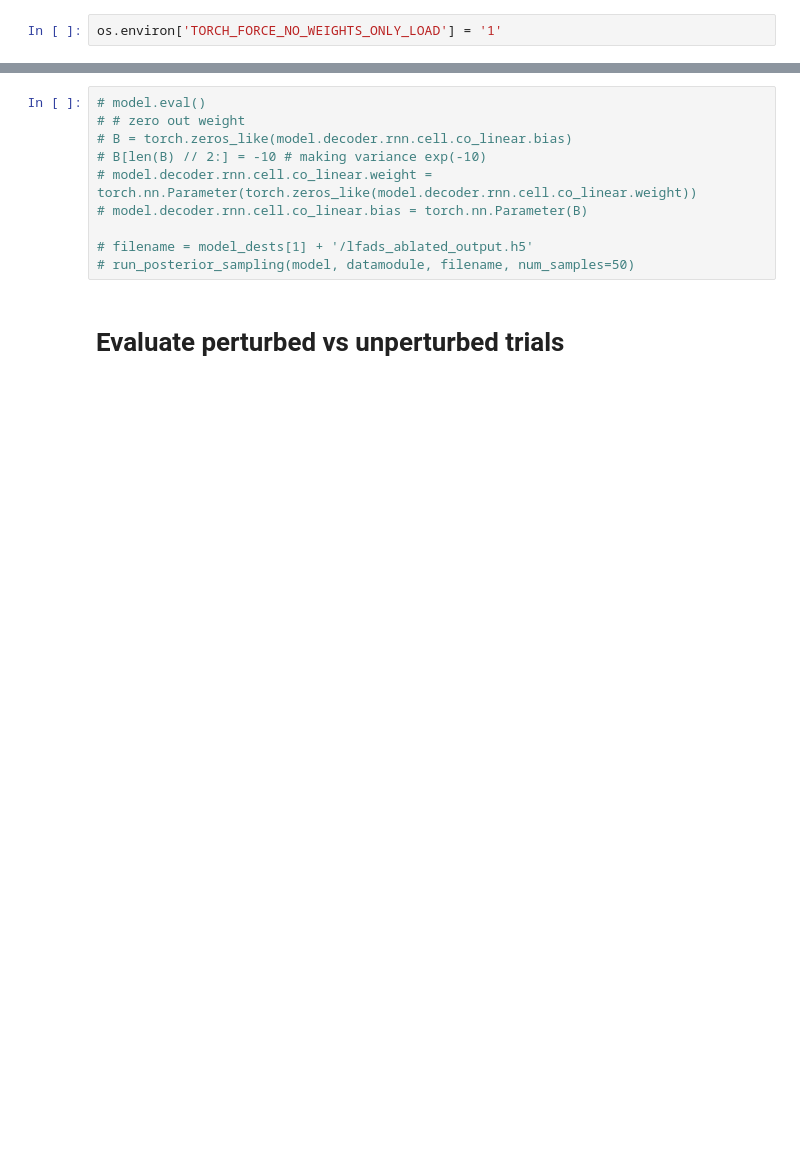
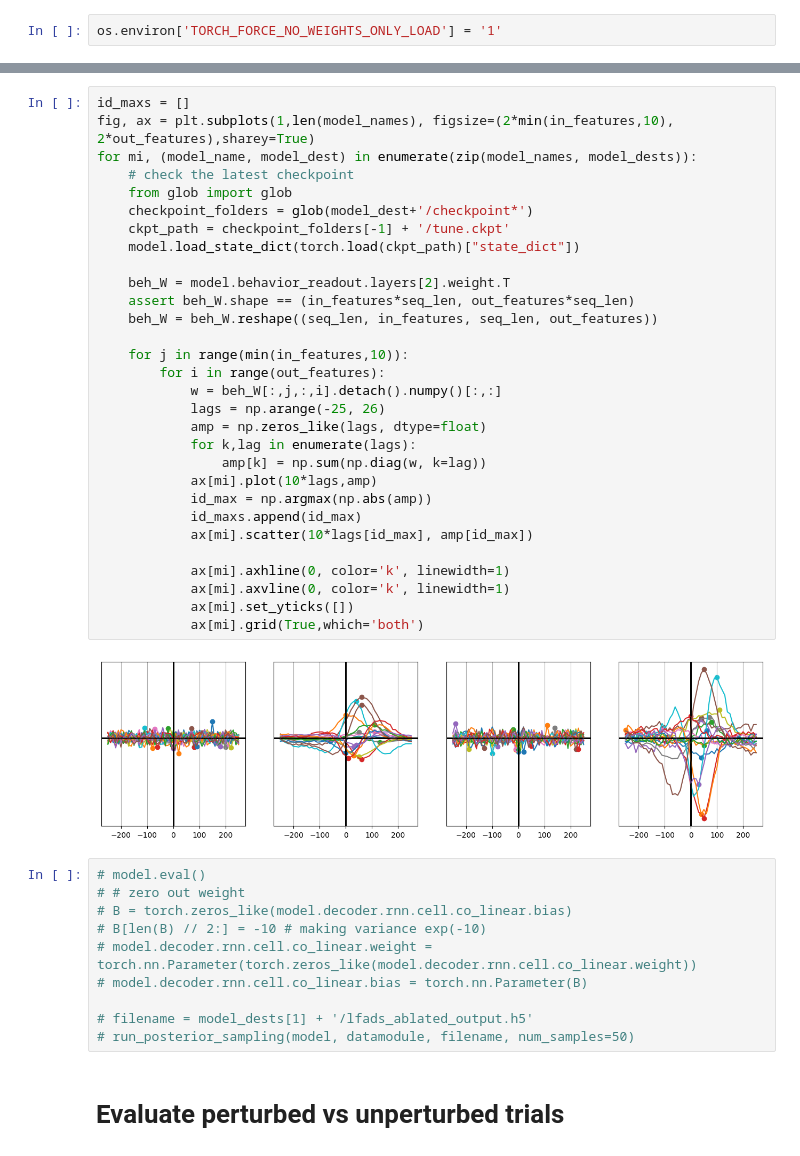
Before and after one commit to NinelK/BAND-torch, a Jupyter notebook: notebooks/post/compare_synthetic_pairs.ipynb, the cells around one changed output, grey strips where cells are left out. Cells and saved outputs as stored; diff of their text form; blank space fills up the shorter version.

```diff
--- a/notebooks/post/compare_synthetic_pairs.ipynb
+++ b/notebooks/post/compare_synthetic_pairs.ipynb
@@ -101,3 +105,35 @@ for j in range(in_features):
+# %%
+id_maxs = []
+fig, ax = plt.subplots(1,len(model_names), figsize=(2*min(in_features,10), 2*out_features),sharey=True)
+for mi, (model_name, model_dest) in enumerate(zip(model_names, model_dests)):
+    # check the latest checkpoint
+    from glob import glob
+    checkpoint_folders = glob(model_dest+'/checkpoint*')
+    ckpt_path = checkpoint_folders[-1] + '/tune.ckpt'
+    model.load_state_dict(torch.load(ckpt_path)["state_dict"])
+
+    beh_W = model.behavior_readout.layers[2].weight.T
+    assert beh_W.shape == (in_features*seq_len, out_features*seq_len)
+    beh_W = beh_W.reshape((seq_len, in_features, seq_len, out_features))
+
+    for j in range(min(in_features,10)):
+        for i in range(out_features):
+            w = beh_W[:,j,:,i].detach().numpy()[:,:]
+            lags = np.arange(-25, 26)
+            amp = np.zeros_like(lags, dtype=float)
+            for k,lag in enumerate(lags):
+                amp[k] = np.sum(np.diag(w, k=lag))
+            ax[mi].plot(10*lags,amp)
+            id_max = np.argmax(np.abs(amp))
+            id_maxs.append(id_max)
+            ax[mi].scatter(10*lags[id_max], amp[id_max])
+
+            ax[mi].axhline(0, color='k', linewidth=1)
+            ax[mi].axvline(0, color='k', linewidth=1)
+            ax[mi].set_yticks([])
+            ax[mi].grid(True,which='both')
+# %% [output]
+[figure, added]
 # %%
 # model.eval()
 # # zero out weight
```
Also changed, not shown: parts of 12 cells of this notebook, 5 other files.
